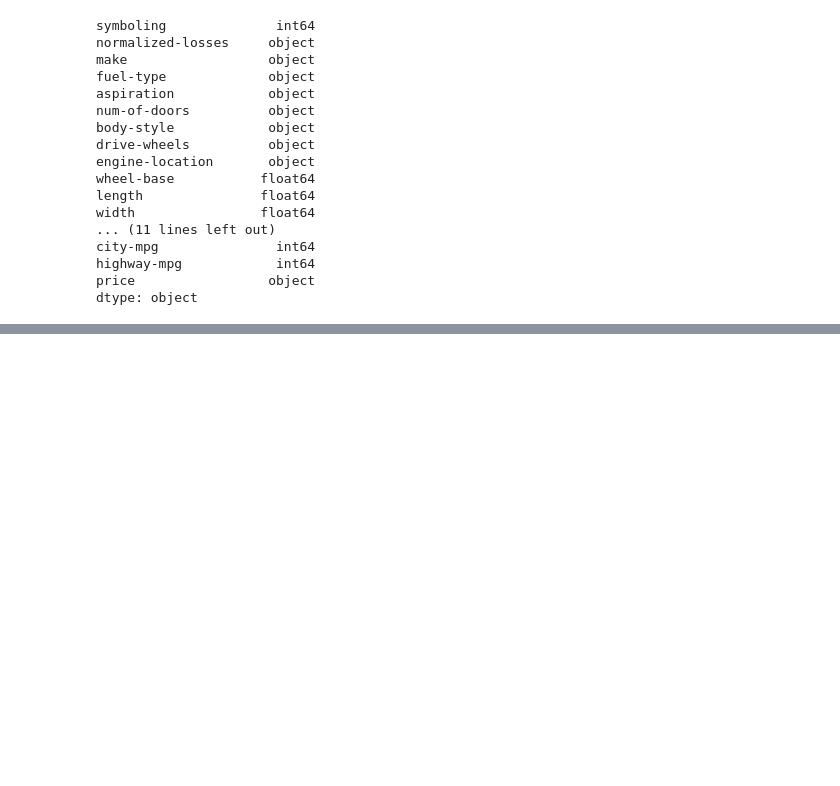
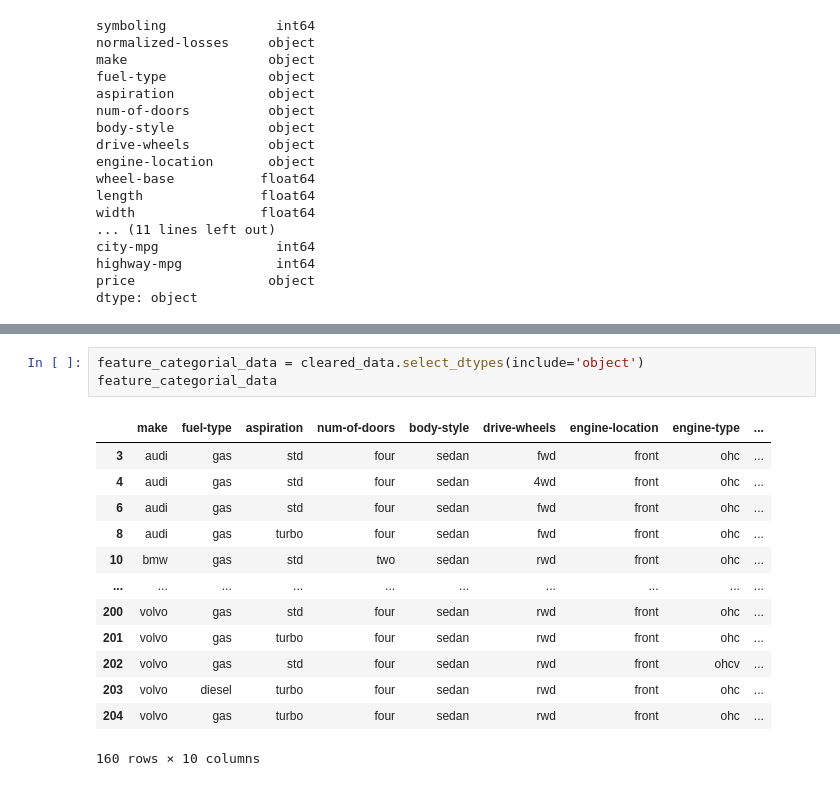
Before and after one commit to Nerdan0/DataScienceCourse, a Jupyter notebook: DS_lab_3/DS_lab_3.ipynb, the cells around one changed output, grey strips where cells are left out. Drawn from its saved outputs; the diff is of its cells as text; blank space fills up the shorter version.

```diff
--- a/DS_lab_3/DS_lab_3.ipynb
+++ b/DS_lab_3/DS_lab_3.ipynb
@@ -194,3 +362,20 @@ sns.heatmap(data.corr())
+# %%
+feature_categorial_data = cleared_data.select_dtypes(include='object')
+feature_categorial_data
+# %% [output]
+|  | make | fuel-type | aspiration | num-of-doors | body-style | drive-wheels | engine-location | engine-type | ... |
+| 3 | audi | gas | std | four | sedan | fwd | front | ohc | ... |
+| 4 | audi | gas | std | four | sedan | 4wd | front | ohc | ... |
+| 6 | audi | gas | std | four | sedan | fwd | front | ohc | ... |
+| 8 | audi | gas | turbo | four | sedan | fwd | front | ohc | ... |
+| 10 | bmw | gas | std | two | sedan | rwd | front | ohc | ... |
+| ... | ... | ... | ... | ... | ... | ... | ... | ... | ... |
+| 200 | volvo | gas | std | four | sedan | rwd | front | ohc | ... |
+| 201 | volvo | gas | turbo | four | sedan | rwd | front | ohc | ... |
+| 202 | volvo | gas | std | four | sedan | rwd | front | ohcv | ... |
+| 203 | volvo | diesel | turbo | four | sedan | rwd | front | ohc | ... |
+| 204 | volvo | gas | turbo | four | sedan | rwd | front | ohc | ... |
+160 rows × 10 columns
 # %%
 #Проаналізуйте надані дані, використовуючи методи з прикладу та документації, та зберіть результати аналізу
 #у результуючий ранжируваний датафрейм, в якому лівим індексом будуть ознаки,
```
Also changed, not shown: parts of 15 cells of this notebook.
